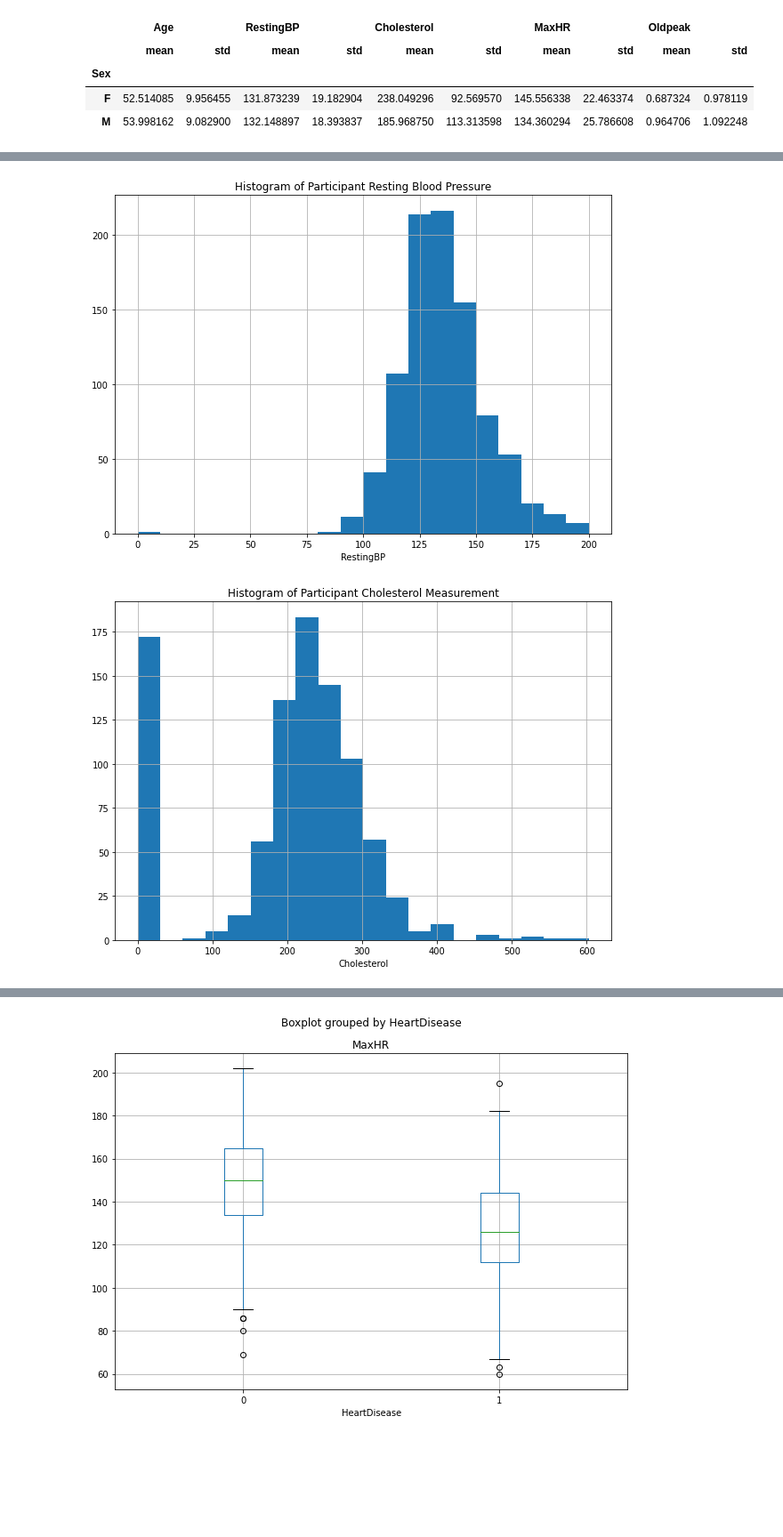
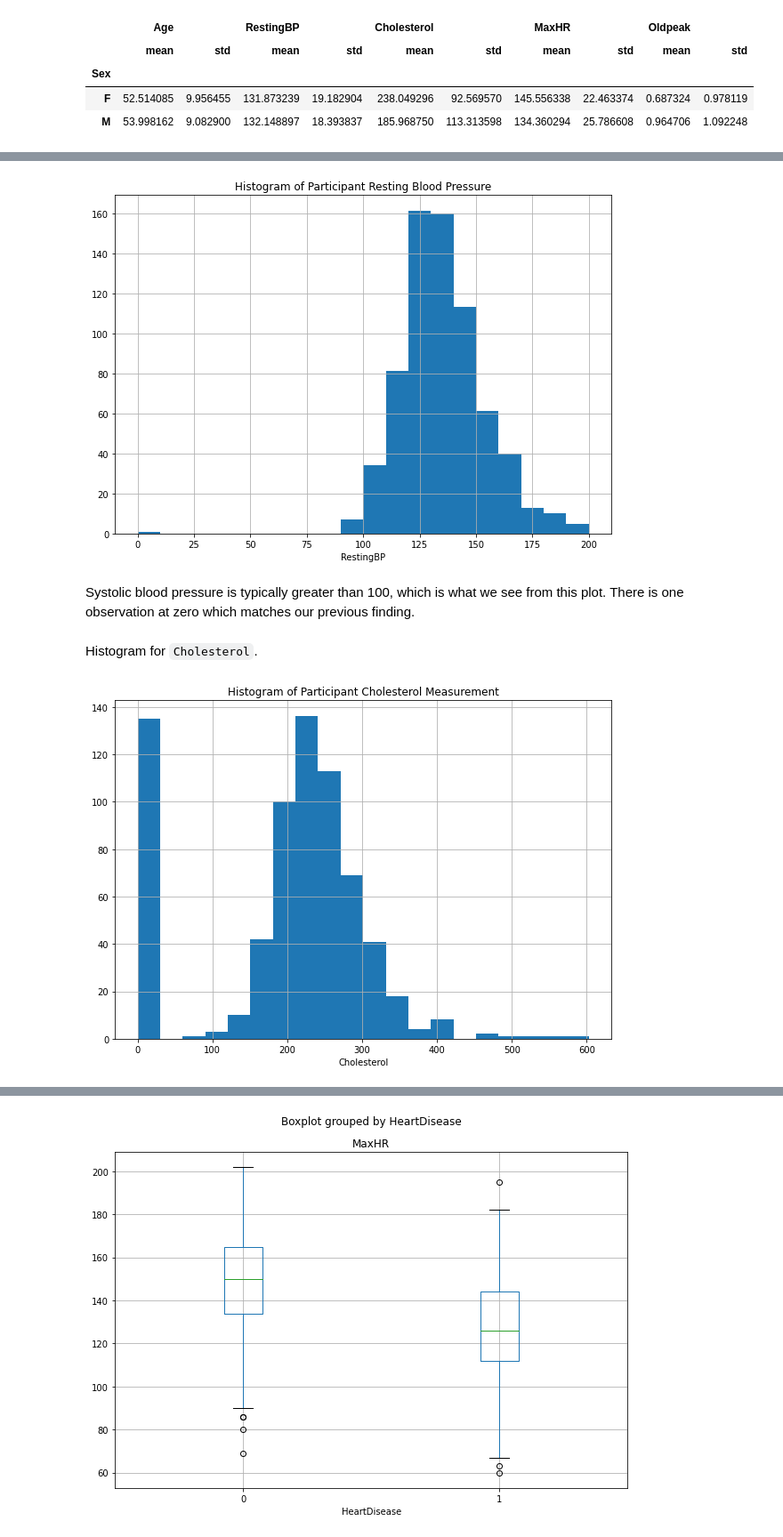
Before and after one commit to akoncsugit/HeartFailure, a Jupyter notebook: FinalProject.ipynb, the cells around one changed output, grey strips where cells are left out. Shown at 89% size. Cells and saved outputs as stored; diff of their text form; code cells hidden in the pictures; blank space fills up the shorter version.

```diff
--- a/FinalProject.ipynb
+++ b/FinalProject.ipynb
@@ -244,14 +259,18 @@ plt.show()
 # %%
-pd_heart.RestingBP.hist(bins = 20)
+pd_train.RestingBP.hist(bins = 20)
 plt.xlabel("RestingBP")
 plt.title("Histogram of Participant Resting Blood Pressure")
 plt.show()
 # %% [output]
-[figure, old version]
+[figure, new version]
+# %% [markdown]
+Systolic blood pressure is typically greater than 100, which is what we see from this plot. There is one observation at zero which matches our previous finding.
+# %% [markdown]
+Histogram for `Cholesterol`.
 # %%
-pd_heart.Cholesterol.hist(bins = 20)
+pd_train.Cholesterol.hist(bins = 20)
 plt.xlabel("Cholesterol")
 plt.title("Histogram of Participant Cholesterol Measurement")
 plt.show()
 # %% [output]
-[figure, old version]
+[figure, new version]
```
Also changed, not shown: parts of 40 cells of this notebook.
